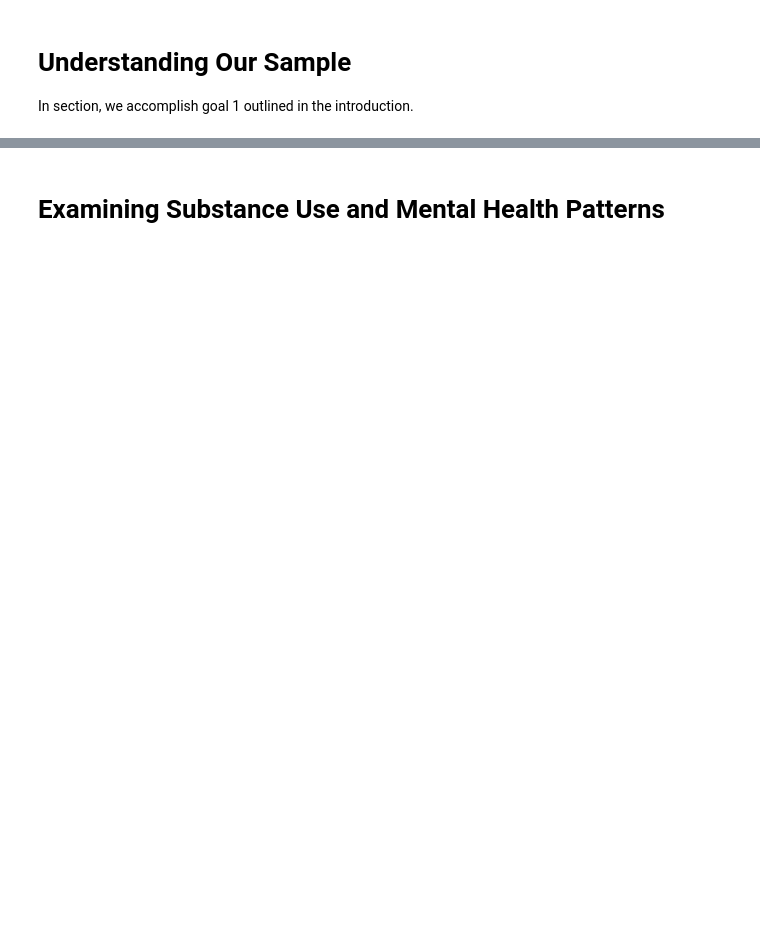
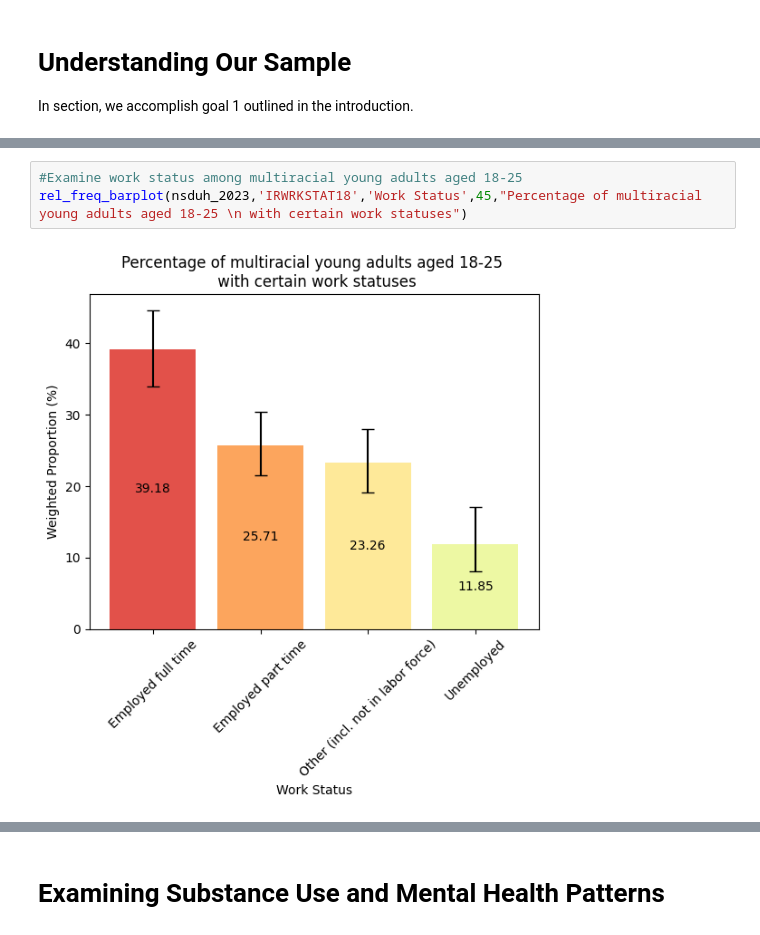
Before and after one commit to Platt-John/John-Platt-DA-401-Project, a Jupyter notebook: code/DA_401_Data_Exploration.ipynb, the cells around one changed output, grey strips where cells are left out. Cells and saved outputs as stored; diff of their text form; blank space fills up the shorter version.

```diff
--- a/code/DA_401_Data_Exploration.ipynb
+++ b/code/DA_401_Data_Exploration.ipynb
@@ -74,0 +128,5 @@ create_relbarplot(df,"Highest Education Obtained",45,"Percentage of multiracial
+# %%
+#Examine work status among multiracial young adults aged 18-25
+rel_freq_barplot(nsduh_2023,'IRWRKSTAT18','Work Status',45,"Percentage of multiracial young adults aged 18-25 \n with certain work statuses")
+# %% [output]
+[figure, added]
```
Also changed, not shown: parts of 7 cells of this notebook.
